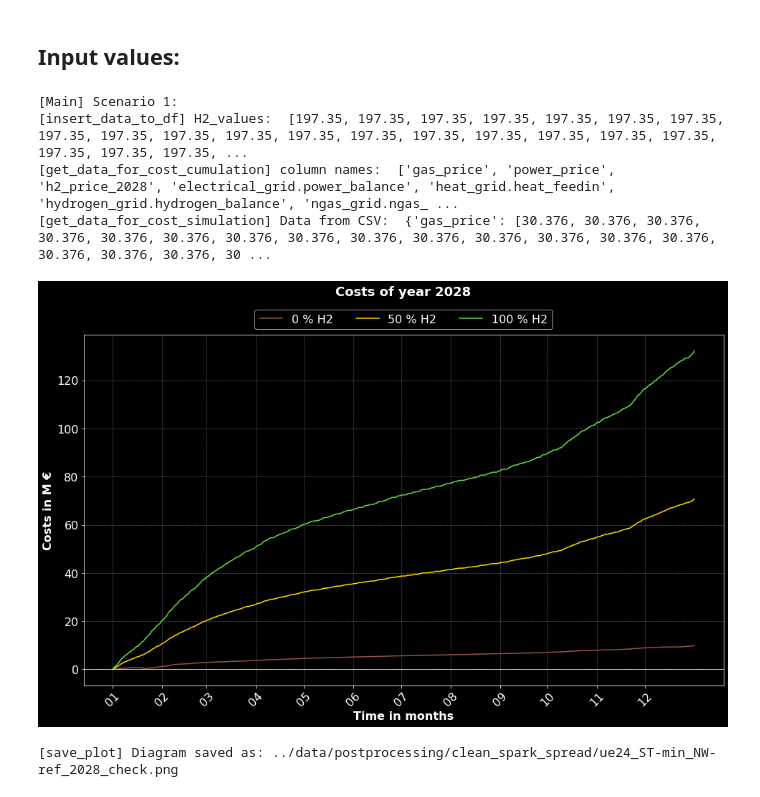
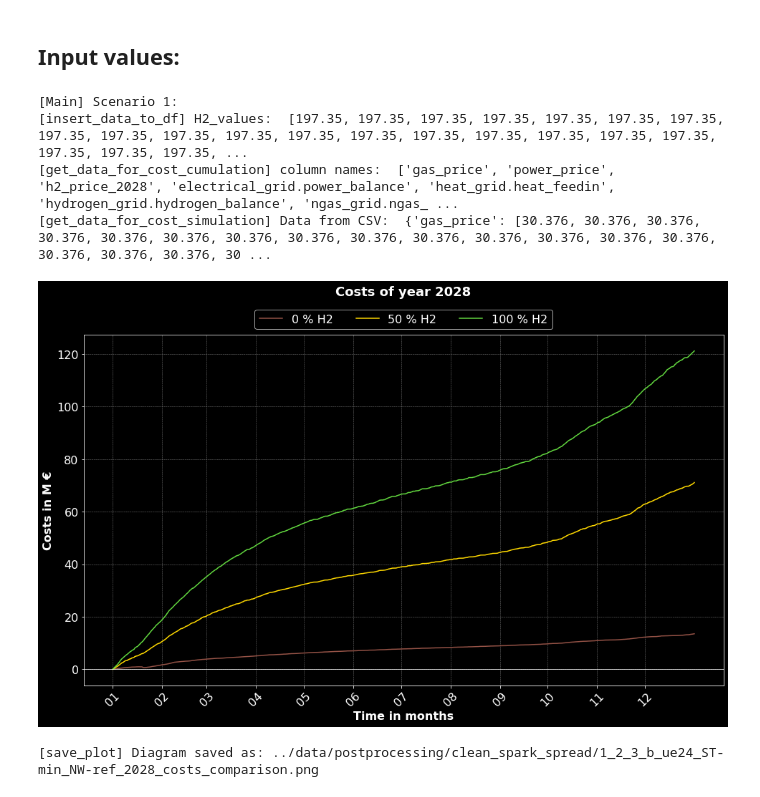
Before and after one commit to HTWK-Interconnected-Energy-Systems/BURN4H2, a Jupyter notebook: postprocessing/clean_spark_spread.ipynb, the cells around one changed output. Cells and saved outputs as stored; diff of their text form; code cells hidden in the pictures.

```diff
--- a/postprocessing/clean_spark_spread.ipynb
+++ b/postprocessing/clean_spark_spread.ipynb
@@ -205,7 +205,8 @@ def extract_price_data_to_dict(
     assets: tuple,
     key_gas_price: str,
     key_power_price: str,
-    key_h2_price: str
+    key_h2_price: str,
+    H2_PRICE = None
     ):
     """
     Reads certain price and CO2 columns belonging to relevant assets for the diagram from a DataFrame
@@ -221,7 +222,7 @@ def extract_price_data_to_dict(
         extracted_columns_dict: Dictionary with asset name and variable as keys and belonging hourly data for set timespan as lists (= value).
     """
     # Generate the complete column names
-    column_names = [key_gas_price, key_power_price, key_h2_price] # convert input data for price names in list
+    column_names = [key_gas_price, key_power_price] # convert input data for price names in list # , key_h2_price
     for asset in assets:
         column_names.append(str(f"{asset}.co2")) # get keys of set assets in input data emitting co2
         column_names.append(str(f"{asset}.power"))
@@ -229,6 +230,10 @@ def extract_price_data_to_dict(
     print("[extract_price_data_to_dict] column names: ", column_names)
     # Filter the desired columns:
     extracted_columns_dict = {col: list(time_filtered_df[col]) for col in column_names if col in time_filtered_df.columns}
+
+    # Konstante hinzufügen!
+
+    extracted_columns_dict[key_h2_price] = [H2_PRICE] * len(extracted_columns_dict[key_gas_price])
     return extracted_columns_dict
 
 def get_time_data_for_plot(
@@ -772,12 +778,12 @@ def load_data(
 # %%
 
 # 1 ! Definition Pathes, file and folder names for diagram:!
-filename = 'ue24_ST-min_NW-ref_2028_check.png'
+filename = '1_2_3_b_ue24_ST-min_NW-ref_2028_costs_comparison.png'
 output_folder_name = 'clean_spark_spread'
 colors_filename = "assigned_colors.json"
 INPUT_PATH = '../data/output/ue24_ST-min_NW-ref_2028/250306_ue24_ST-min_NW-ref_2028_0h2_output.csv'
 H2_POWER_CSV_PATH = '../data/input/prices/ue24/h2_price_2028.csv'
-INPUT_PATHES = ['../data/output/ue24_ST-min_NW-ref_2028/ue24_ST-min_NW-ref_2028_0h2_output.csv','../data/output/ue24_ST-min_NW-ref_2028/ue24_ST-min_NW-ref_2028_50h2_output.csv', '../data/output/ue24_ST-min_NW-ref_2028/ue24_ST-min_NW-ref_2028_100h2_output.csv']
+INPUT_PATHES = ['../data/output/ue24_ST-min_NW-ref_2028/1b_ue24_ST-min_NW-ref_2028_20250313_231545_output.csv','../data/output/ue24_ST-min_NW-ref_2028/3b_ue24_ST-min_NW-ref_2028_20250314_000706_output.csv', '../data/output/ue24_ST-min_NW-ref_2028/2b_ue24_ST-min_NW-ref_2028_20250314_002620_output.csv']
 OUTPUT_PATH = '../data/postprocessing/' + output_folder_name
 
 # 2 ! time data: !
@@ -790,9 +796,10 @@ my_assets = ('chp_1', 'chp_2') # only assets with co2 variable
 key_gas_price = 'gas_price' # from csv
 key_power_price = 'power_price' # from csv
 key_h2_price = 'h2_price_2028'
+H2_PRICE = 160
 
 # 4 ! Constant price parameter: !
-P_CO2 = 76 # € / t
+P_CO2 = 95.98 # € / t
 P_HEAT = 0 # €
 ETA_EL = 0.41
 ALPHA = 1.107
@@ -880,7 +887,8 @@ if __name__ == "__main__":
             assets = my_assets,
             key_gas_price = key_gas_price,
             key_power_price = key_power_price,
-            key_h2_price = key_h2_price
+            key_h2_price = key_h2_price,
+            H2_PRICE=H2_PRICE
         )
         trimmed_price_dict = {key: value[:5] for key, value in price_dict.items()}
         print("[Main] price dict: ", trimmed_price_dict)
@@ -977,32 +985,32 @@ if __name__ == "__main__":
                     costs_per_time=costs[i])
                 all_cumulated_costs.append(cumulated_costs)
 
             fig = plot_costs(
                 nested_y_values=all_cumulated_costs,
                 x_values=hourly_timestamps,
                 granularity=granularity,
                 x_axis_occurencies=occurencies_dict,
                 title_size=title_size,
                 fontsize=fontsize,
                 colors_dict=colors_dict,
                 labels=scenario_labels,
                 target_cost_unit=target_cost_unit,
                 scenario_title=scenario_title
             )
         else:
             print(f"[Main] This type is not available: {type_of_costs}!")
 
         save_plot(
         fig=fig,
         output_path=OUTPUT_PATH,
         filename=filename
         )
     else:
         print("[Main] no plot variant chosen.")
 # %% [output]
 [Main] Scenario 1:
 [insert_data_to_df] H2_values:  [197.35, 197.35, 197.35, 197.35, 197.35, 197.35, 197.35, 197.35, 197.35, 197.35, 197.35, 197.35, 197.35, 197.35, 197.35, 197.35, 197.35, 197.35, 197.35, 197.35, 197.35, ...
 [get_data_for_cost_cumulation] column names:  ['gas_price', 'power_price', 'h2_price_2028', 'electrical_grid.power_balance', 'heat_grid.heat_feedin', 'hydrogen_grid.hydrogen_balance', 'ngas_grid.ngas_ ...
 [get_data_for_cost_simulation] Data from CSV:  {'gas_price': [30.376, 30.376, 30.376, 30.376, 30.376, 30.376, 30.376, 30.376, 30.376, 30.376, 30.376, 30.376, 30.376, 30.376, 30.376, 30.376, 30.376, 30 ...
-[figure, old version]
+[figure, new version]
-[save_plot] Diagram saved as: ../data/postprocessing/clean_spark_spread/ue24_ST-min_NW-ref_2028_check.png
+[save_plot] Diagram saved as: ../data/postprocessing/clean_spark_spread/1_2_3_b_ue24_ST-min_NW-ref_2028_costs_comparison.png
```
Also changed, not shown: parts of 1 cell of this notebook, 33 other files.
